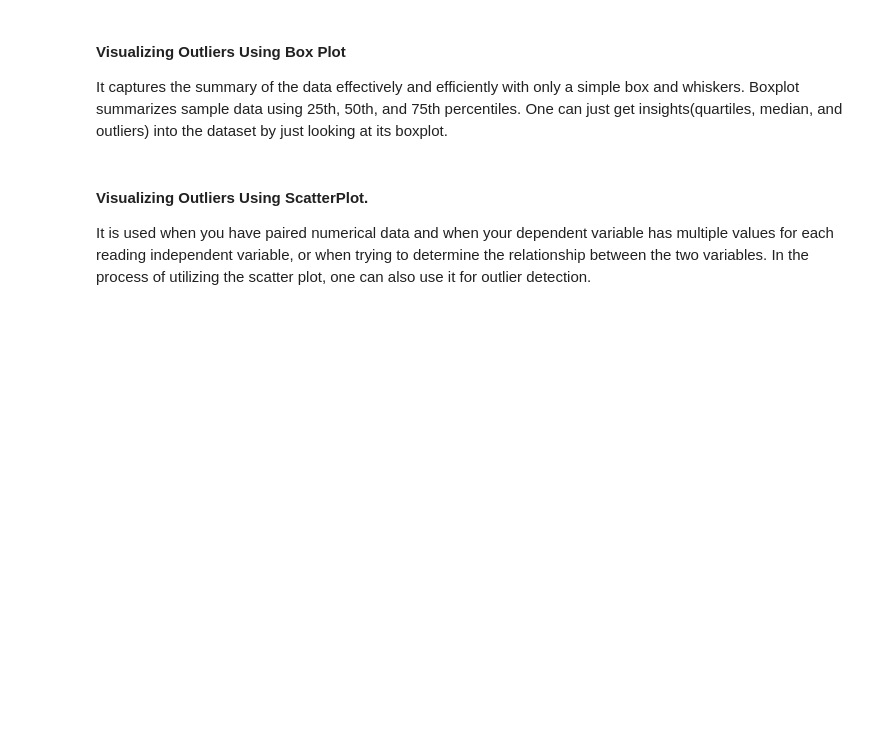
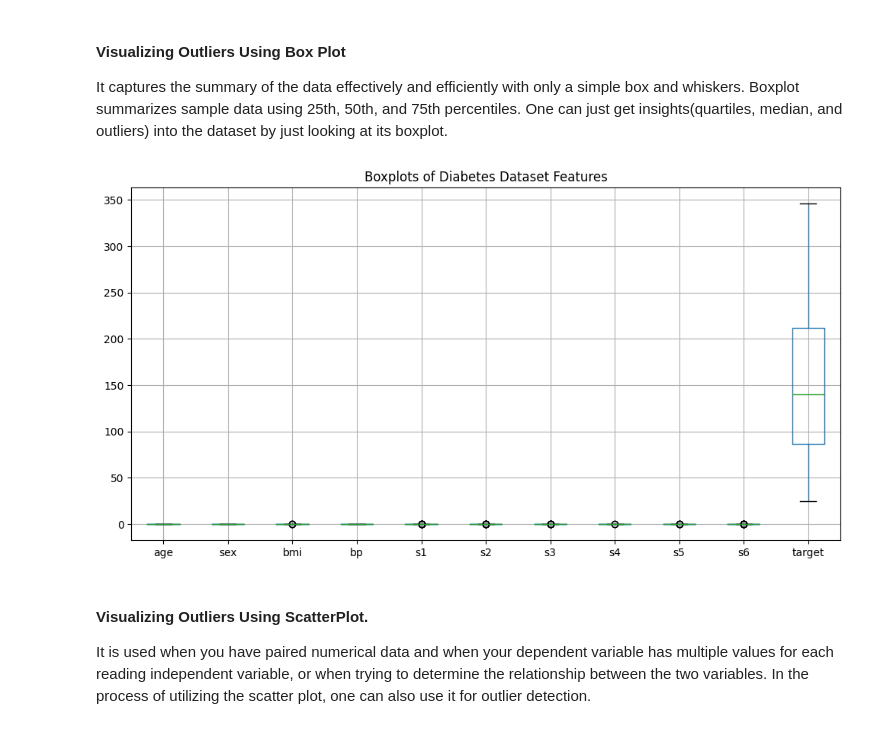
Before and after one commit to JariusBedward-8841640/Lab4---Tidying-Cleaning-Imputation-and-Outlier-Detection_JB, a Jupyter notebook: week5Lab_Students.ipynb, the cells around one changed output. Saved outputs shown, nothing was run; the diff lists cells and outputs as text; code cells hidden in the pictures; blank space fills up the shorter version.

Commit message:
Added boxplot to show distribution

```diff
--- a/week5Lab_Students.ipynb
+++ b/week5Lab_Students.ipynb
@@ -320,3 +318,11 @@ df_diabetes
+# %%
+df_diabetes.boxplot(figsize=(12, 6))
+plt.title("Boxplots of Diabetes Dataset Features")
+plt.show()
+#Each box shows distribution and points beyond whiskers can indicate the outliers
+#
+# %% [output]
+[figure, added]
 # %% [markdown]
 #### Visualizing Outliers Using ScatterPlot.
 
```
Also changed, not shown: parts of 1 cell of this notebook.
